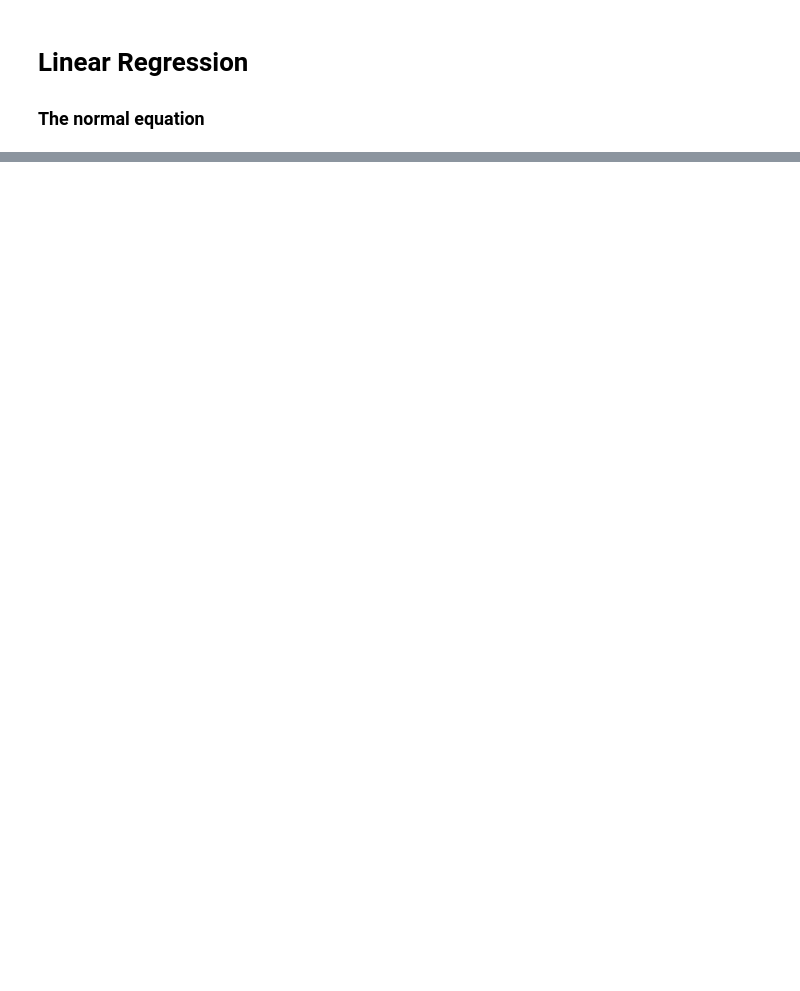
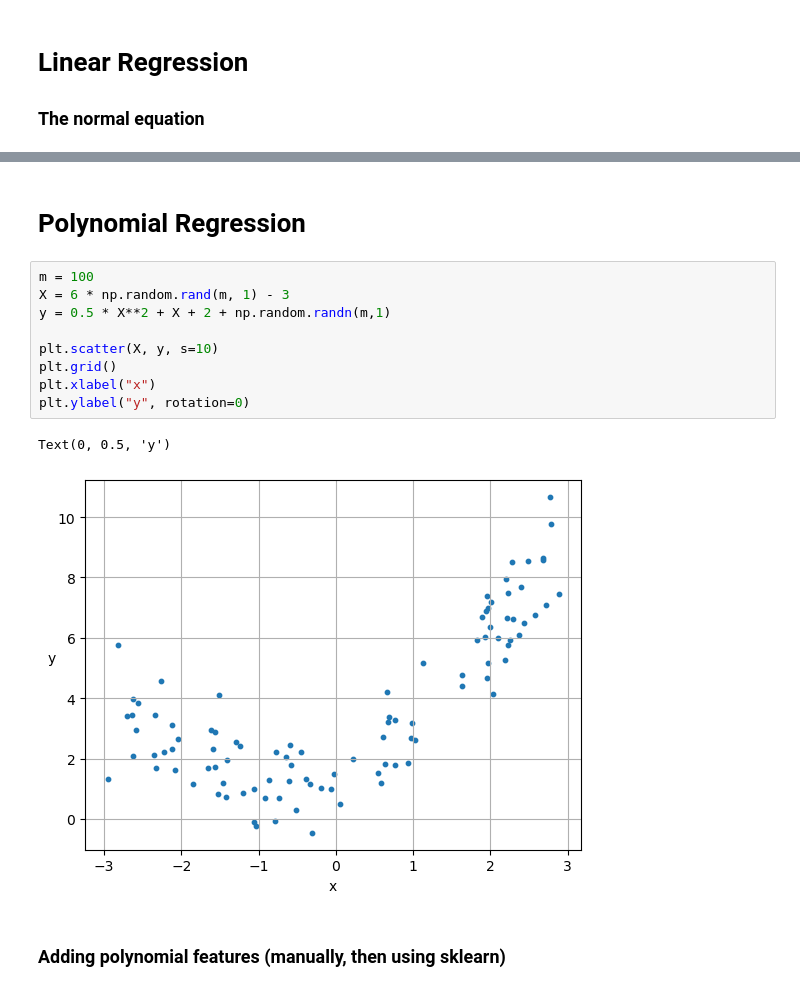
Before and after one commit to adamscarlat/hands-on-ML-with-Scikit-Learn-and-Tensorflow, a Jupyter notebook: edition3/ch4-training-models/linear-regression.ipynb, the cells around one changed output, grey strips where cells are left out. Drawn from its saved outputs; the diff is of its cells as text; blank space fills up the shorter version.

```diff
--- a/edition3/ch4-training-models/linear-regression.ipynb
+++ b/edition3/ch4-training-models/linear-regression.ipynb
@@ -94,0 +159,16 @@ y_hat = lin_reg.predict(X)
+# %% [markdown]
+# Polynomial Regression
+# %%
+m = 100
+X = 6 * np.random.rand(m, 1) - 3
+y = 0.5 * X**2 + X + 2 + np.random.randn(m,1)
+
+plt.scatter(X, y, s=10)
+plt.grid()
+plt.xlabel("x")
+plt.ylabel("y", rotation=0)
+# %% [output]
+Text(0, 0.5, 'y')
+[figure, added]
+# %% [markdown]
+### Adding polynomial features (manually, then using sklearn)
```
Also changed, not shown: parts of 19 cells of this notebook, 2 other files.
